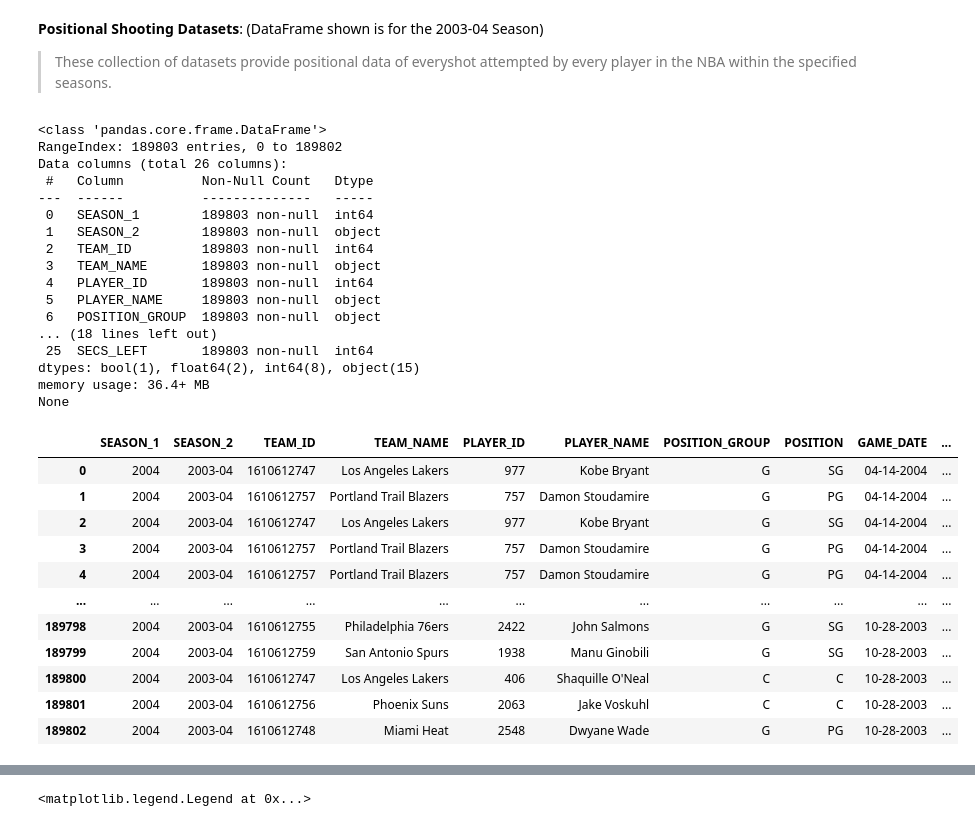
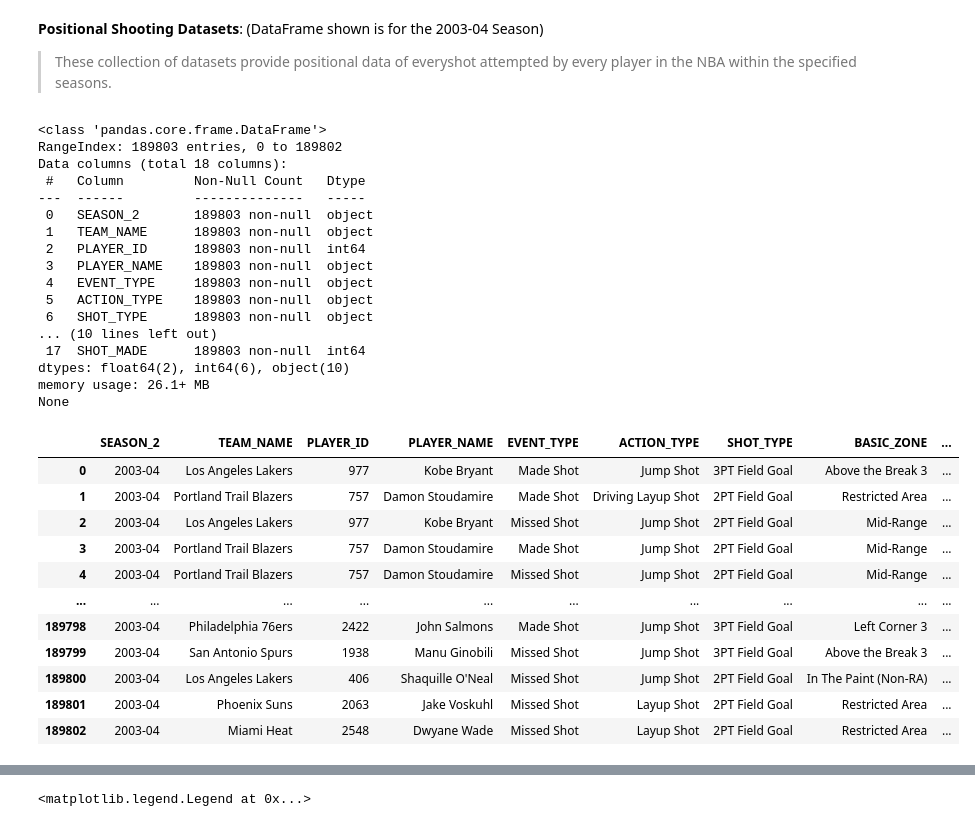
Before and after one commit to RafaelJMinaya/NBA-3Point-Shooting-Analysis, a Jupyter notebook: nba-3-point-shooting-evolution.ipynb, the cells around one changed output, grey strips where cells are left out. Drawn from its saved outputs; the diff is of its cells as text; code cells hidden in the pictures.

```diff
--- a/nba-3-point-shooting-evolution.ipynb
+++ b/nba-3-point-shooting-evolution.ipynb
@@ -149,50 +149,66 @@ None
 # %%
 #Import out shot location datasets for the years we will be using
 shots_04 = pd.read_csv("/kaggle/input/nba-datasets/NBA_2004_Shots.csv")
 shots_07 = pd.read_csv("/kaggle/input/nba-datasets/NBA_2007_Shots.csv")
 shots_11 = pd.read_csv("/kaggle/input/nba-datasets/NBA_2011_Shots.csv")
 shots_15 = pd.read_csv("/kaggle/input/nba-datasets/NBA_2015_Shots.csv")
 shots_19 = pd.read_csv("/kaggle/input/nba-datasets/NBA_2019_Shots.csv")
 shots_23 = pd.read_csv("/kaggle/input/nba-datasets/NBA_2023_Shots.csv")
 
+
+all_years = [shots_04, shots_07, shots_11, shots_15, shots_19, shots_23]
+
 #Changing decimal place in X and Y coordinates to fit shot chart we'll be using
-shots_04[['LOC_X', 'LOC_Y']] = (shots_04[['LOC_X', 'LOC_Y']]*10)
-shots_07[['LOC_X', 'LOC_Y']] = (shots_07[['LOC_X', 'LOC_Y']]*10)
-shots_11[['LOC_X', 'LOC_Y']] = (shots_11[['LOC_X', 'LOC_Y']]*10)
-shots_15[['LOC_X', 'LOC_Y']] = (shots_15[['LOC_X', 'LOC_Y']]*10)
-shots_19[['LOC_X', 'LOC_Y']] = (shots_19[['LOC_X', 'LOC_Y']]*10)
-shots_23[['LOC_X', 'LOC_Y']] = (shots_23[['LOC_X', 'LOC_Y']]*10)
+for df in all_years:
+    df[['LOC_X', 'LOC_Y']] = (df[['LOC_X', 'LOC_Y']]*10)
+
+#Use Feature Encoding on the SHOT_MADE column for use later
+for df in all_years:
+    le = LabelEncoder()
+    label = le.fit_transform(df['SHOT_MADE'])
+    label
+    df.loc[:, 'SHOT_MADE'] = label
+
+#Moving SHOT_MADE to end of each Dataframe
+for df in all_years:
+    df.insert(len(df.columns)-1, 'SHOT_MADE', df.pop('SHOT_MADE'))
+
+#Dropping unnecessary columns
+for df in all_years:
+    df.drop(['SEASON_1', 'TEAM_ID', 'POSITION_GROUP', 'POSITION',
+       'GAME_DATE', 'GAME_ID','HOME_TEAM', 'AWAY_TEAM'], axis=1, inplace=True)
+
 
 #All DataFrames have the same form, previewing just one
 print(shots_04.info())
 shots_04
 # %% [output]
 <class 'pandas.core.frame.DataFrame'>
 RangeIndex: 189803 entries, 0 to 189802
-Data columns (total 26 columns):
- #   Column          Non-Null Count   Dtype
----  ------          --------------   -----
- 0   SEASON_1        189803 non-null  int64
- 1   SEASON_2        189803 non-null  object
- 2   TEAM_ID         189803 non-null  int64
- 3   TEAM_NAME       189803 non-null  object
- 4   PLAYER_ID       189803 non-null  int64
- 5   PLAYER_NAME     189803 non-null  object
- 6   POSITION_GROUP  189803 non-null  object
-... (18 lines left out)
- 25  SECS_LEFT       189803 non-null  int64
-dtypes: bool(1), float64(2), int64(8), object(15)
-memory usage: 36.4+ MB
+Data columns (total 18 columns):
+ #   Column         Non-Null Count   Dtype
+---  ------         --------------   -----
+ 0   SEASON_2       189803 non-null  object
+ 1   TEAM_NAME      189803 non-null  object
+ 2   PLAYER_ID      189803 non-null  int64
+ 3   PLAYER_NAME    189803 non-null  object
+ 4   EVENT_TYPE     189803 non-null  object
+ 5   ACTION_TYPE    189803 non-null  object
+ 6   SHOT_TYPE      189803 non-null  object
+... (10 lines left out)
+ 17  SHOT_MADE      189803 non-null  int64
+dtypes: float64(2), int64(6), object(10)
+memory usage: 26.1+ MB
 None
-|  | SEASON_1 | SEASON_2 | TEAM_ID | TEAM_NAME | PLAYER_ID | PLAYER_NAME | POSITION_GROUP | POSITION | GAME_DATE | ... |
-| 0 | 2004 | 2003-04 | 1610612747 | Los Angeles Lakers | 977 | Kobe Bryant | G | SG | 04-14-2004 | ... |
-| 1 | 2004 | 2003-04 | 1610612757 | Portland Trail Blazers | 757 | Damon Stoudamire | G | PG | 04-14-2004 | ... |
-| 2 | 2004 | 2003-04 | 1610612747 | Los Angeles Lakers | 977 | Kobe Bryant | G | SG | 04-14-2004 | ... |
-| 3 | 2004 | 2003-04 | 1610612757 | Portland Trail Blazers | 757 | Damon Stoudamire | G | PG | 04-14-2004 | ... |
-| 4 | 2004 | 2003-04 | 1610612757 | Portland Trail Blazers | 757 | Damon Stoudamire | G | PG | 04-14-2004 | ... |
-| ... | ... | ... | ... | ... | ... | ... | ... | ... | ... | ... |
-| 189798 | 2004 | 2003-04 | 1610612755 | Philadelphia 76ers | 2422 | John Salmons | G | SG | 10-28-2003 | ... |
-| 189799 | 2004 | 2003-04 | 1610612759 | San Antonio Spurs | 1938 | Manu Ginobili | G | SG | 10-28-2003 | ... |
-| 189800 | 2004 | 2003-04 | 1610612747 | Los Angeles Lakers | 406 | Shaquille O'Neal | C | C | 10-28-2003 | ... |
-| 189801 | 2004 | 2003-04 | 1610612756 | Phoenix Suns | 2063 | Jake Voskuhl | C | C | 10-28-2003 | ... |
-| 189802 | 2004 | 2003-04 | 1610612748 | Miami Heat | 2548 | Dwyane Wade | G | PG | 10-28-2003 | ... |
+|  | SEASON_2 | TEAM_NAME | PLAYER_ID | PLAYER_NAME | EVENT_TYPE | ACTION_TYPE | SHOT_TYPE | BASIC_ZONE | ... |
+| 0 | 2003-04 | Los Angeles Lakers | 977 | Kobe Bryant | Made Shot | Jump Shot | 3PT Field Goal | Above the Break 3 | ... |
+| 1 | 2003-04 | Portland Trail Blazers | 757 | Damon Stoudamire | Made Shot | Driving Layup Shot | 2PT Field Goal | Restricted Area | ... |
+| 2 | 2003-04 | Los Angeles Lakers | 977 | Kobe Bryant | Missed Shot | Jump Shot | 2PT Field Goal | Mid-Range | ... |
+| 3 | 2003-04 | Portland Trail Blazers | 757 | Damon Stoudamire | Made Shot | Jump Shot | 2PT Field Goal | Mid-Range | ... |
+| 4 | 2003-04 | Portland Trail Blazers | 757 | Damon Stoudamire | Missed Shot | Jump Shot | 2PT Field Goal | Mid-Range | ... |
+| ... | ... | ... | ... | ... | ... | ... | ... | ... | ... |
+| 189798 | 2003-04 | Philadelphia 76ers | 2422 | John Salmons | Made Shot | Jump Shot | 3PT Field Goal | Left Corner 3 | ... |
+| 189799 | 2003-04 | San Antonio Spurs | 1938 | Manu Ginobili | Missed Shot | Jump Shot | 3PT Field Goal | Above the Break 3 | ... |
+| 189800 | 2003-04 | Los Angeles Lakers | 406 | Shaquille O'Neal | Missed Shot | Jump Shot | 2PT Field Goal | In The Paint (Non-RA) | ... |
+| 189801 | 2003-04 | Phoenix Suns | 2063 | Jake Voskuhl | Missed Shot | Layup Shot | 2PT Field Goal | Restricted Area | ... |
+| 189802 | 2003-04 | Miami Heat | 2548 | Dwyane Wade | Missed Shot | Layup Shot | 2PT Field Goal | Restricted Area | ... |
```
Also changed, not shown: parts of 45 cells of this notebook.
